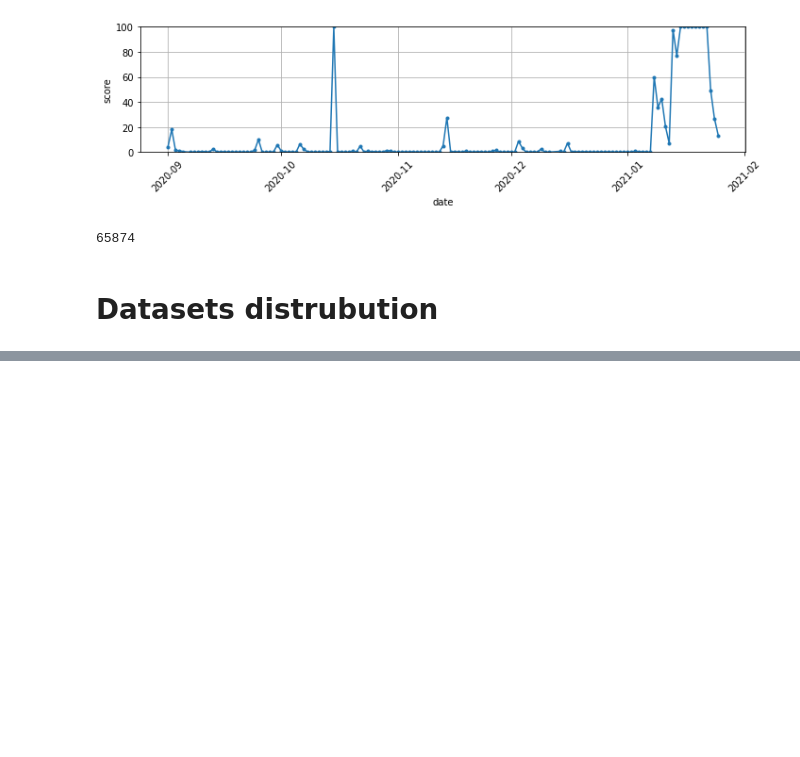
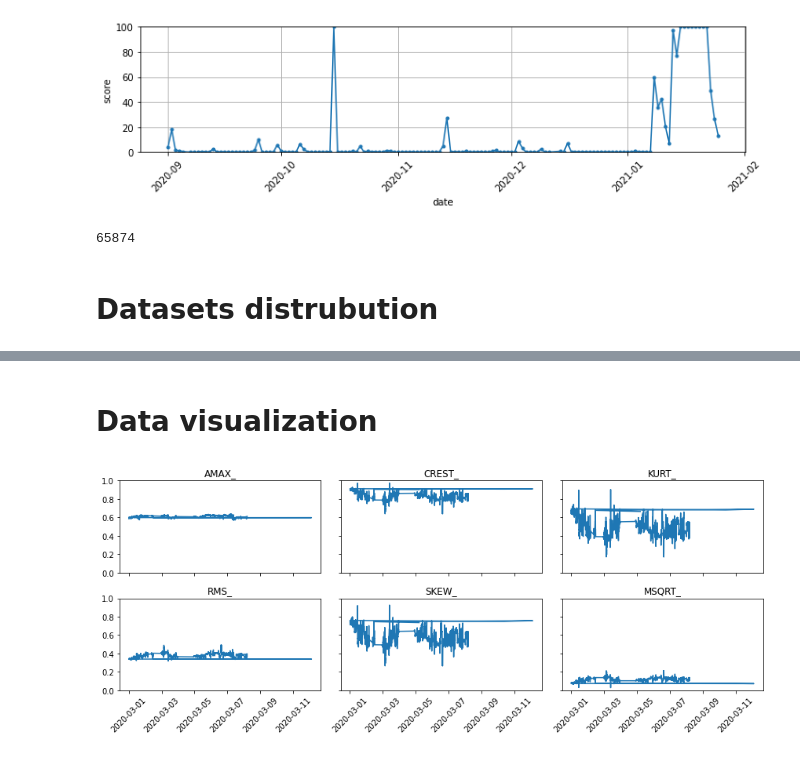
Before and after one commit to owen198/csc_domain_adaptation, a Jupyter notebook: csc_datasets.ipynb, the cells around one changed output, grey strips where cells are left out. Cells and saved outputs as stored; diff of their text form; code cells hidden in the pictures; blank space fills up the shorter version.

```diff
--- a/csc_datasets.ipynb
+++ b/csc_datasets.ipynb
@@ -318,0 +328,42 @@ plt.show()
+# %% [markdown]
+# Data visualization
+# %%
+#list(globals()[label[0]])
+
+tmp_dt = globals()[label[4]]['timestamp']
+tmp_dt = tmp_dt.astype('int').astype("datetime64[s]")
+
+tmp = globals()[label[5]].drop(columns=drop_list)
+tmp_list = list(tmp)
+tmp_list.remove('label')
+
+nd_array = normalizer.transform(tmp.drop(columns=['label']))
+
+df = pd.DataFrame(nd_array, columns = tmp_list)
+# %%
+draw_list = ['AMAX_', 'CREST_', 'KURT_', 'RMS_', 'SKEW_', 'MSQRT_']
+
+fig, axs = plt.subplots(2, 3, figsize=(12,5))
+
+axs = axs.ravel()
+
+for i in range(len(draw_list)):
+  axs[i].plot(tmp_dt.head(3000), df[draw_list[i]].head(3000))
+  axs[i].set_title(draw_list[i])
+
+  for tick in axs[i].get_xticklabels():
+      tick.set_rotation(45)
+
+  axs[i].set_ylim([0, 1])
+
+#for ax in axs.flat:
+#    ax.set(xlabel='Time', ylabel='y-label')
+
+# Hide x labels and tick labels for top plots and y ticks for right plots.
+for ax in axs.flat:
+    ax.label_outer()
+
+fig.tight_layout()
+fig.savefig('features.png', dpi=300)
+# %% [output]
+[figure, added]
```
Also changed, not shown: parts of 7 cells of this notebook.
